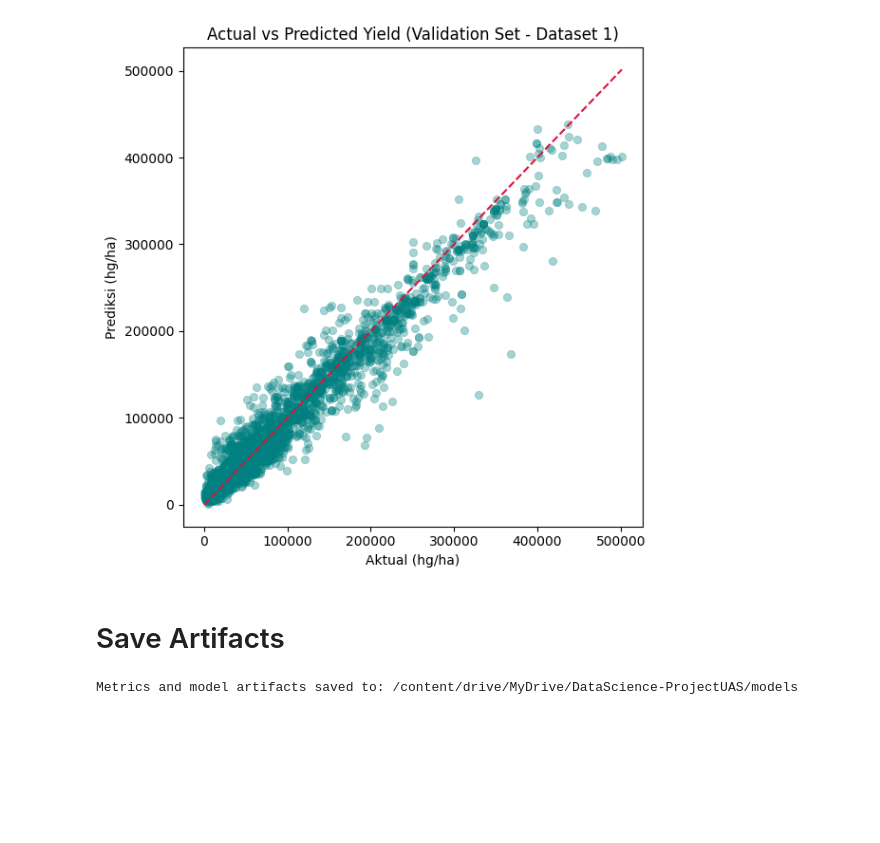
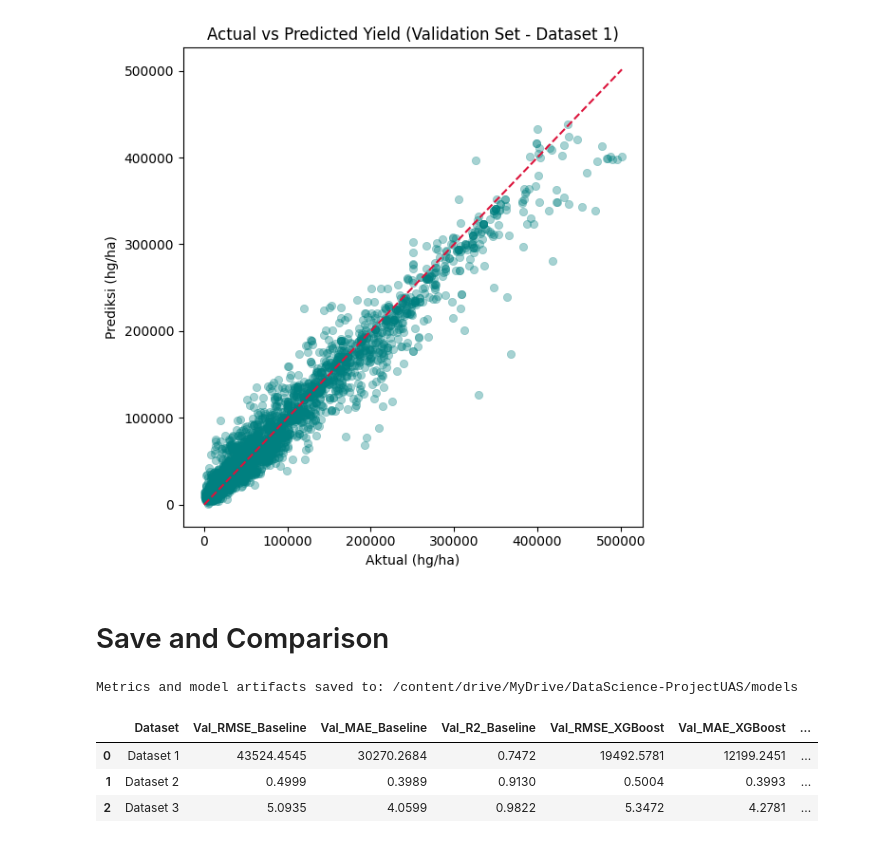
Before and after one commit to DheandraKhairunnisaP/DataScience-ProjectUAS, a Jupyter notebook: notebook/03_model_design_advanced_ml.ipynb, the cells around one changed output. Cells and saved outputs as stored; diff of their text form; code cells hidden in the pictures; blank space fills up the shorter version.

```diff
--- a/notebook/03_model_design_advanced_ml.ipynb
+++ b/notebook/03_model_design_advanced_ml.ipynb
@@ -184,7 +184,7 @@ plt.show()
 # %% [output]
 [figure]
 # %% [markdown]
-# Save Artifacts
+# Save and Comparison
 # %%
 #@title Export Validation Metrics & Trained Models
 
@@ -205,3 +205,48 @@ for nama, model in trained_models.items():
 print(f"Metrics and model artifacts saved to: {model_dir}")
 # %% [output]
 Metrics and model artifacts saved to: /content/drive/MyDrive/DataScience-ProjectUAS/models
+# %%
+#@title Baseline vs Advanced Validation Comparison
+
+models_dir = os.path.join(os.path.dirname(data_dir), 'models')
+candidate_dirs = [models_dir, 'models']
+
+baseline_csv_path = next(
+    (os.path.join(d, 'baseline_linear_regression_val_metrics.csv')
+     for d in candidate_dirs
+     if os.path.exists(os.path.join(d, 'baseline_linear_regression_val_metrics.csv'))),
+    None
+)
+
+if baseline_csv_path is None:
+    raise FileNotFoundError(
+        "baseline_linear_regression_val_metrics.csv not found. Run 03_model_design_baseline_ml.ipynb first."
+    )
+
+base_df = pd.read_csv(baseline_csv_path)
+
+if 'val_metrics_df' in globals():
+    adv_df = val_metrics_df
+else:
+    adv_csv_path = next(
+        (os.path.join(d, 'advanced_xgb_val_metrics.csv')
+         for d in candidate_dirs
+         if os.path.exists(os.path.join(d, 'advanced_xgb_val_metrics.csv'))),
+        None
+    )
+    if adv_csv_path is None:
+        raise NameError("val_metrics_df is not defined. Run the Preparation section first. Even better, Use 'Runtime -> Run before to execute earlier cells.'")
+    adv_df = pd.read_csv(adv_csv_path)
+
+comp_df = pd.merge(
+    base_df[['Dataset', 'Val_RMSE', 'Val_MAE', 'Val_R2']],
+    adv_df[['Dataset', 'Val_RMSE', 'Val_MAE', 'Val_R2']],
+    on='Dataset',
+    suffixes=('_Baseline', '_XGBoost')
+)
+display(comp_df.round(4))
+# %% [output]
+|  | Dataset | Val_RMSE_Baseline | Val_MAE_Baseline | Val_R2_Baseline | Val_RMSE_XGBoost | Val_MAE_XGBoost | ... |
+| 0 | Dataset 1 | 43524.4545 | 30270.2684 | 0.7472 | 19492.5781 | 12199.2451 | ... |
+| 1 | Dataset 2 | 0.4999 | 0.3989 | 0.9130 | 0.5004 | 0.3993 | ... |
+| 2 | Dataset 3 | 5.0935 | 4.0599 | 0.9822 | 5.3472 | 4.2781 | ... |
```
Also changed, not shown: 1 other file.
